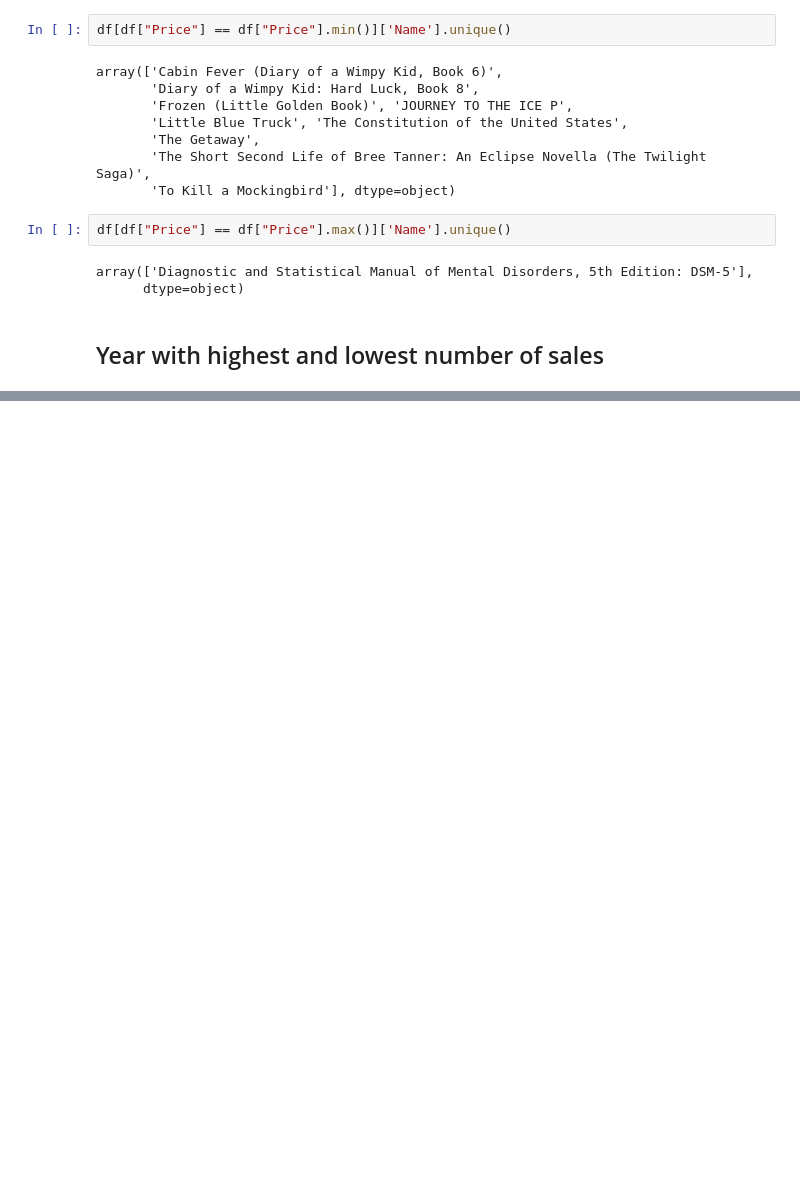
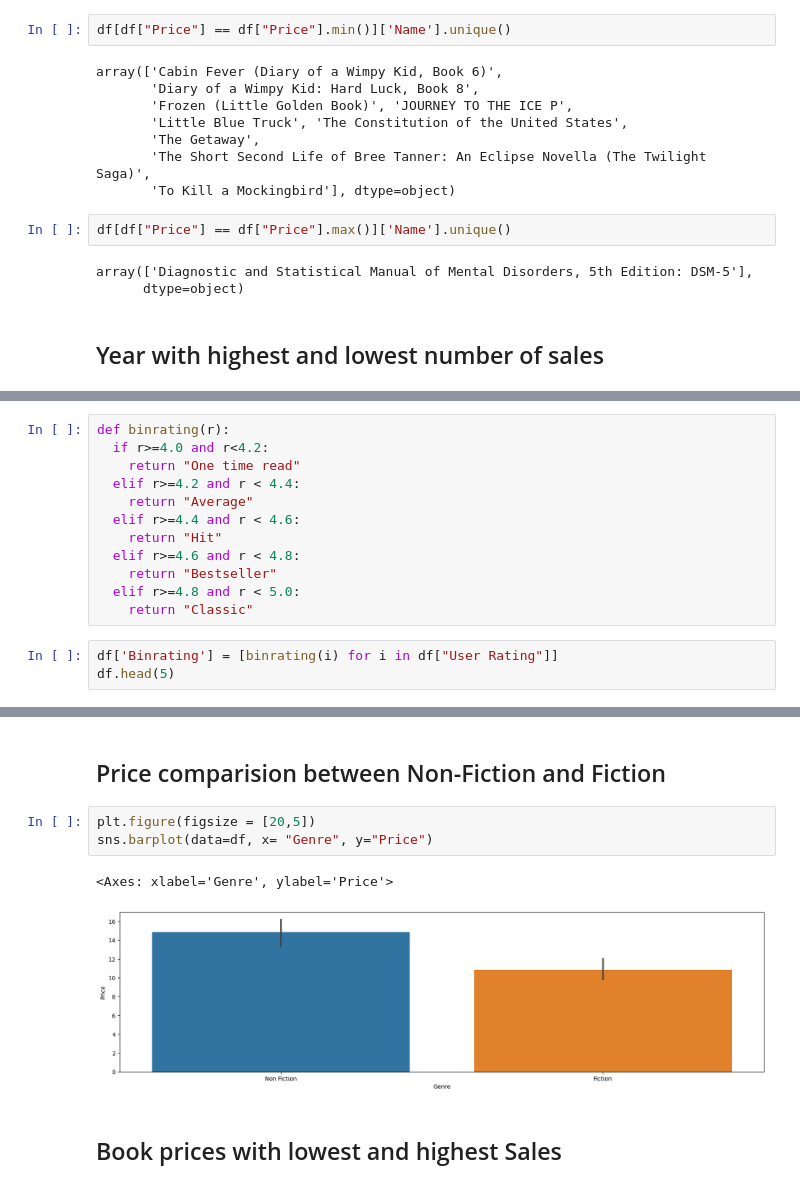
Before and after one commit to lalitpandey02/EDA-on-bestselling-books, a Jupyter notebook: Best_Booksellers_Dataset.ipynb, the cells around one changed output, grey strips where cells are left out. Drawn from its saved outputs; the diff is of its cells as text; blank space fills up the shorter version.

```diff
--- a/Best_Booksellers_Dataset.ipynb
+++ b/Best_Booksellers_Dataset.ipynb
@@ -283,0 +310,15 @@ array(['Diagnostic and Statistical Manual of Mental Disorders, 5th Edition: DSM-
+# %%
+def binrating(r):
+  if r>=4.0 and r<4.2:
+    return "One time read"
+  elif r>=4.2 and r < 4.4:
+    return "Average"
+  elif r>=4.4 and r < 4.6:
+    return "Hit"
+  elif r>=4.6 and r < 4.8:
+    return "Bestseller"
+  elif r>=4.8 and r < 5.0:
+    return "Classic"
+# %%
+df['Binrating'] = [binrating(i) for i in df["User Rating"]]
+df.head(5)
@@ -283,0 +345,10 @@ array(['Diagnostic and Statistical Manual of Mental Disorders, 5th Edition: DSM-
+# %% [markdown]
+## Price comparision between Non-Fiction and Fiction
+# %%
+plt.figure(figsize = [20,5])
+sns.barplot(data=df, x= "Genre", y="Price")
+# %% [output]
+<Axes: xlabel='Genre', ylabel='Price'>
+[figure, added]
+# %% [markdown]
+## Book prices with lowest and highest Sales
```
Also changed, not shown: parts of 15 cells of this notebook.
